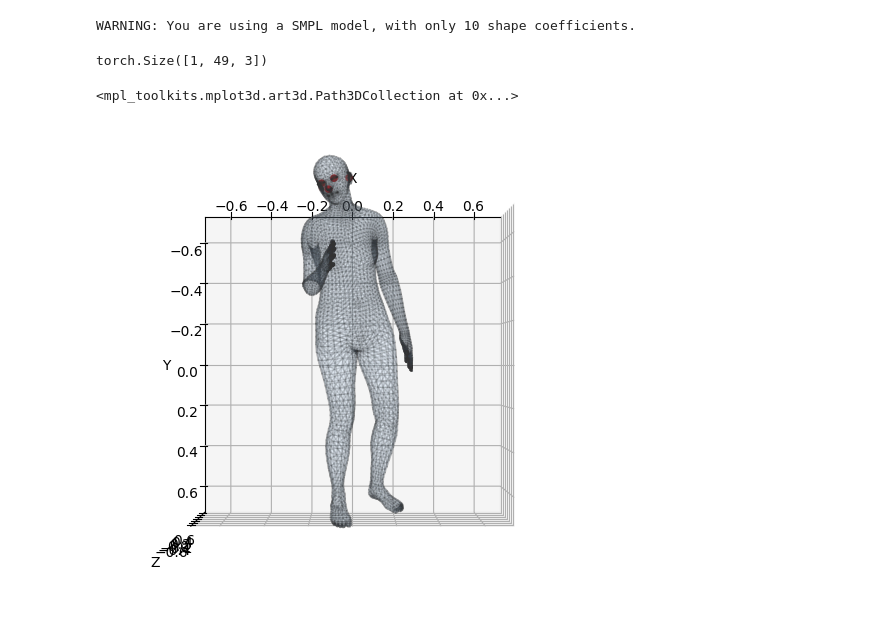
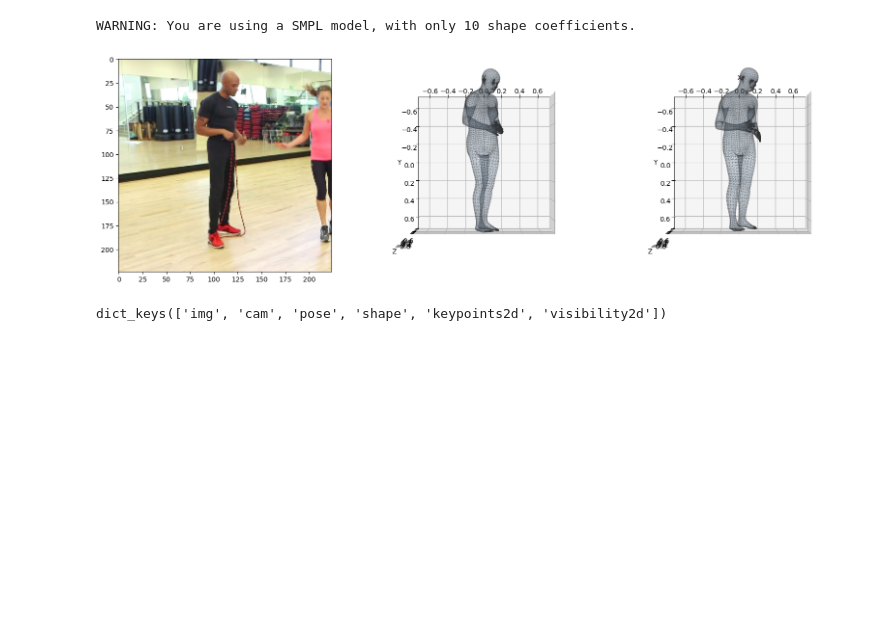
Before and after one commit to sspsk/thesis, a Jupyter notebook: notebooks/projection.ipynb, the cells around one changed output. Saved outputs shown, nothing was run; the diff lists cells and outputs as text; code cells hidden in the pictures; blank space fills up the shorter version.

```diff
--- a/notebooks/projection.ipynb
+++ b/notebooks/projection.ipynb
@@ -42,4 +64,6 @@ from models.smpl import get_smpl_model
+# %%
+dataset = EFTDataset(datasets=['mpii'],is_train=False)
 # %%
-model = get_smpl_model(use_hands=True,use_feet_keypoints=True,extra=True)
+smpl = get_smpl_model(use_feet_keypoints=True,use_hands=True,extra=True)
 # %% [output]
 WARNING: You are using a SMPL model, with only 10 shape coefficients.
@@ -51,19 +70,48 @@ output = model(global_orient=pose.unsqueeze(0)[:,:1,:,:],body_pose=pose.unsqueez
-# %%
-output.joints.shape
-# %% [output]
-torch.Size([1, 49, 3])
-# %%
-ax = display_model(
-            {'verts': output.vertices.cpu().detach(),
-             'joints': output.joints[0,:24,:].cpu().detach()},
-            model_faces=model.faces.astype(int),
-            with_joints=False,
-            kintree_table=model.parents,
-            savepath=None,
-            show=False)
-ax.view_init(elev=-90,azim=-90)
-joints = output.joints.detach().cpu().numpy()
-ax.scatter3D(joints[0,-5:,0],joints[0,-5:,1],joints[0,-5:,2],c='red')
-# %% [output]
-<mpl_toolkits.mplot3d.art3d.Path3DCollection at 0x...>
-[figure, removed]
+# %%
+sample = dataset[3]
+# %%
+cam,pose,shape = model(sample['img'].unsqueeze(0))
+pose_mat = rot6d_to_rotmat(pose[-1].reshape(-1,6)).reshape(-1,24,3,3).flatten(2,3)
+output = smpl(global_orient=pose_mat[:,:1,:],body_pose=pose_mat[:,1:,:],betas=shape[-1],pose2rot=False)
+
+pose_gt = sample['pose'].unsqueeze(0).flatten(2,3)
+shape_gt = sample['shape'].unsqueeze(0)
+output_gt = smpl(global_orient=pose_gt[:,:1,:],body_pose=pose_gt[:,1:,:],betas=shape_gt,pose2rot=False)
+# %%
+fig= plt.figure(figsize=(15,5))
+ax1 = fig.add_axes(131)
+ax2 = fig.add_axes(132,projection='3d')
+ax3 = fig.add_axes(133,projection='3d')
+
+mean=torch.tensor([0.485, 0.456, 0.406])
+std=torch.tensor([0.229, 0.224, 0.225])
+img = sample['img']*std.unsqueeze(-1).unsqueeze(-1) + mean.unsqueeze(-1).unsqueeze(-1)
+ax1.imshow(img.permute(1,2,0).numpy())
+
+ax2 = display_model(
+            {'verts': output.vertices.cpu().detach(),
+             'joints': output.joints[0,:24,:].cpu().detach()},
+            model_faces=smpl.faces.astype(int),
+            with_joints=False,
+            kintree_table=smpl.parents,
+            savepath=None,
+            show=False,
+            ax=ax2)
+ax2.view_init(elev=-90,azim=-90)
+
+ax3 = display_model(
+            {'verts': output_gt.vertices.cpu().detach(),
+             'joints': output_gt.joints[0,:24,:].cpu().detach()},
+            model_faces=smpl.faces.astype(int),
+            with_joints=False,
+            kintree_table=smpl.parents,
+            savepath=None,
+            show=False,
+            ax=ax3)
+ax3.view_init(elev=-90,azim=-90)
+# %% [output]
+[figure, added]
+# %%
+sample.keys()
+# %% [output]
+dict_keys(['img', 'cam', 'pose', 'shape', 'keypoints2d', 'visibility2d'])
```
Also changed, not shown: parts of 18 cells of this notebook, 4 other files.
